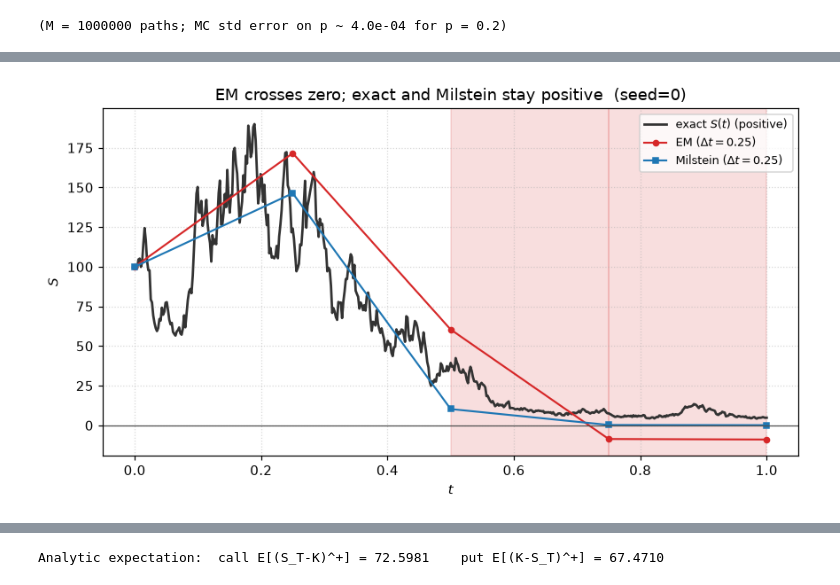
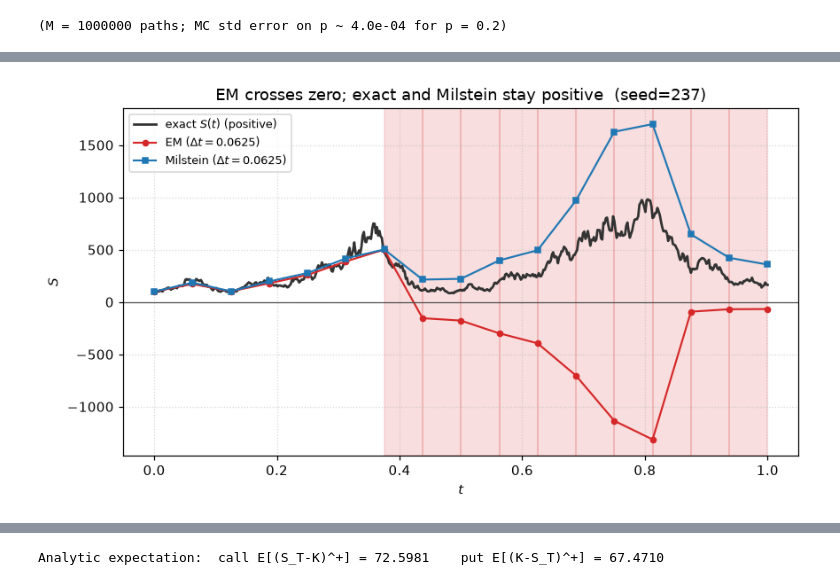
Before and after one commit to BondGamma/NumericalPDE, a Jupyter notebook: code/experiments/exp2_positivity_analysis.ipynb, the cells around one changed output, grey strips where cells are left out. Cells and saved outputs as stored; diff of their text form; code cells hidden in the pictures.

```diff
--- a/code/experiments/exp2_positivity_analysis.ipynb
+++ b/code/experiments/exp2_positivity_analysis.ipynb
@@ -153,15 +152,12 @@ pdf = norm.pdf(z)
 fig, axes = plt.subplots(1, 2, figsize=(11, 4.0))
 for ax, dt in zip(axes, [0.25, 0.05]):
     a = (1.0 + MU * dt) / (SIGMA * np.sqrt(dt))          # Z <= -a  causes negativity
-    ax.plot(z, pdf, color="0.2", lw=1.6)
-    ax.fill_between(z, 0, pdf, where=(z <= -a), color="C3", alpha=0.5,
-                    label=r"negative bracket: $Z\leq -a$")
-    ax.axvline(-a, color="C3", ls="--", lw=1.2)
-    ax.set_title(r"$\Delta t=%.2f$,\  $p_{\mathrm{EM}}=%.4f$" % (dt, norm.cdf(-a)))
-    ax.set_xlabel(r"$Z\sim N(0,1)$")
-    ax.set_ylabel("density")
-    ax.legend()
-    ax.set_xlim(-6, 4)
+    plot_distribution(z, pdf, ax=ax,
+                      regions=[(-np.inf, -a, r"negative bracket: $Z\leq -a$")],
+                      vlines=[-a],
+                      title=r"$\Delta t=%.2f$,\  $p_{\mathrm{EM}}=%.4f$" % (dt, norm.cdf(-a)),
+                      xlabel=r"$Z\sim N(0,1)$", ylabel="density", xlim=(-6, 4),
+                      show=False)
 
 fig.suptitle("EM failure region on the standard-normal density", y=1.02)
 fig.tight_layout()
@@ -491,54 +452,69 @@ plt.show()
 # %%
 # Experiment C — a path where EM goes negative while exact & Milstein stay positive
 n_fine = 512
 dt_fine = T / n_fine
-n_coarse = 4                       # dt = 0.25  (< dt_c: Milstein stays positive)
+n_coarse = 16                       # dt = 0.0625  (< dt_c: Milstein stays positive)
 dt_coarse = T / n_coarse
 
 def exact_path(W_fine):
     t = dt_fine * np.arange(n_fine + 1)
     return S0 * np.exp((MU - 0.5 * SIGMA**2) * t + SIGMA * W_fine)
 
 def coarse_run(dW_fine, n):
     dW = bm_engine.extract_dw(dW_fine, n)      # (n,) increments, same BM path
     S_em = S0;  S_mi = S0
     em_path = [S0];  mi_path = [S0]
     for k in range(n):
         S_em = em.em_step("gbm", S_em, T / n, dW[k], mu=MU, sigma=SIGMA)
         S_mi = milstein.milstein_step("gbm", S_mi, T / n, dW[k], mu=MU, sigma=SIGMA)
         em_path.append(S_em);  mi_path.append(S_mi)
     return np.array(em_path), np.array(mi_path)
 
-# search a few seeds for a path where EM dips negative (exact is always positive)
-for seed in range(60):
+# scan many seeds and keep the one whose EM path dips the most negative
+# (the exact path is always positive; Milstein stays positive since dt < dt_c)
+best_seed = None
+best_min = np.inf
+best_W = best_em = best_mi = None
+for seed in range(400):
     dW_fine = bm_engine.standard_bm(n_fine, dt_fine, 1, seed=seed)[0]
     W_fine = np.concatenate([[0.0], np.cumsum(dW_fine)])
     em_path, mi_path = coarse_run(dW_fine, n_coarse)
-    if em_path.min() < 0:
-        break
+    m = em_path.min()
+    if m < best_min:
+        best_min = m
+        best_seed = seed
+        best_W, best_em, best_mi = W_fine, em_path, mi_path
 
-S_ex = exact_path(W_fine)
-t_ex = dt_fine * np.arange(n_fine + 1)
-t_co = dt_coarse * np.arange(n_coarse + 1)
+if best_seed is None or best_min >= 0:
+    print("WARNING: no negative EM path found among 400 seeds; skipping the plot")
+else:
+    seed, W_fine, em_path, mi_path = best_seed, best_W, best_em, best_mi
+    S_ex = exact_path(W_fine)
+    t_ex = dt_fine * np.arange(n_fine + 1)
+    t_co = dt_coarse * np.arange(n_coarse + 1)
 
-fig, ax = plt.subplots(figsize=(8, 4.5))
-ax.plot(t_ex, S_ex, color="0.2", lw=1.8, label=r"exact $S(t)$ (positive)")
-ax.plot(t_co, em_path, "o-", color="C3", lw=1.4, ms=4, label=r"EM ($\Delta t=0.25$)")
-ax.plot(t_co, mi_path, "s-", color="C0", lw=1.4, ms=4, label=r"Milstein ($\Delta t=0.25$)")
-ax.axhline(0, color="0.3", lw=0.8)
-neg = em_path < 0
-if neg.any():
-    for i in range(n_coarse):
-        if neg[i] or neg[i + 1]:
-            ax.axvspan(t_co[i], t_co[i + 1], color="C3", alpha=0.15)
-ax.set_xlabel("$t$"); ax.set_ylabel("$S$")
-ax.set_title("EM crosses zero; exact and Milstein stay positive  (seed=%d)" % seed)
-ax.legend(); ax.grid(True, ls=":", alpha=0.5)
-fig.tight_layout()
-fig.savefig(os.path.join(FIGURES_DIR, "exp2_negative_path.png"), dpi=150, bbox_inches="tight")
-plt.show()
+    fig, ax = plot_paths(
+        [(t_ex, S_ex, {"color": "0.2", "lw": 1.8, "label": r"exact $S(t)$ (positive)"}),
+         (t_co, em_path, {"color": "C3", "marker": "o", "ls": "-", "lw": 1.4, "ms": 4,
+                          "label": r"EM ($\Delta t=0.0625$)"}),
+         (t_co, mi_path, {"color": "C0", "marker": "s", "ls": "-", "lw": 1.4, "ms": 4,
+                          "label": r"Milstein ($\Delta t=0.0625$)"})],
+        hline=0, xlabel="$t$", ylabel="$S$",
+        title="EM crosses zero; exact and Milstein stay positive  (seed=%d)" % seed,
+        figsize=(8, 4.5), show=False)
 
-print("seed=%d  |  min EM=%.3f   min Milstein=%.3f   min exact=%.3f"
-      % (seed, em_path.min(), mi_path.min(), S_ex.min()))
+    # shade the coarse intervals on which EM is negative
+    neg = em_path < 0
+    if neg.any():
+        for i in range(n_coarse):
+            if neg[i] or neg[i + 1]:
+                ax.axvspan(t_co[i], t_co[i + 1], color="C3", alpha=0.15)
+
+    fig.tight_layout()
+    fig.savefig(os.path.join(FIGURES_DIR, "exp2_negative_path.png"), dpi=150, bbox_inches="tight")
+    plt.show()
+
+    print("seed=%d  |  min EM=%.3f   min Milstein=%.3f   min exact=%.3f"
+          % (seed, em_path.min(), mi_path.min(), S_ex.min()))
 # %% [output]
-[figure, old version]
+[figure, new version]
```
Also changed, not shown: parts of 11 cells of this notebook, 11 other files.
